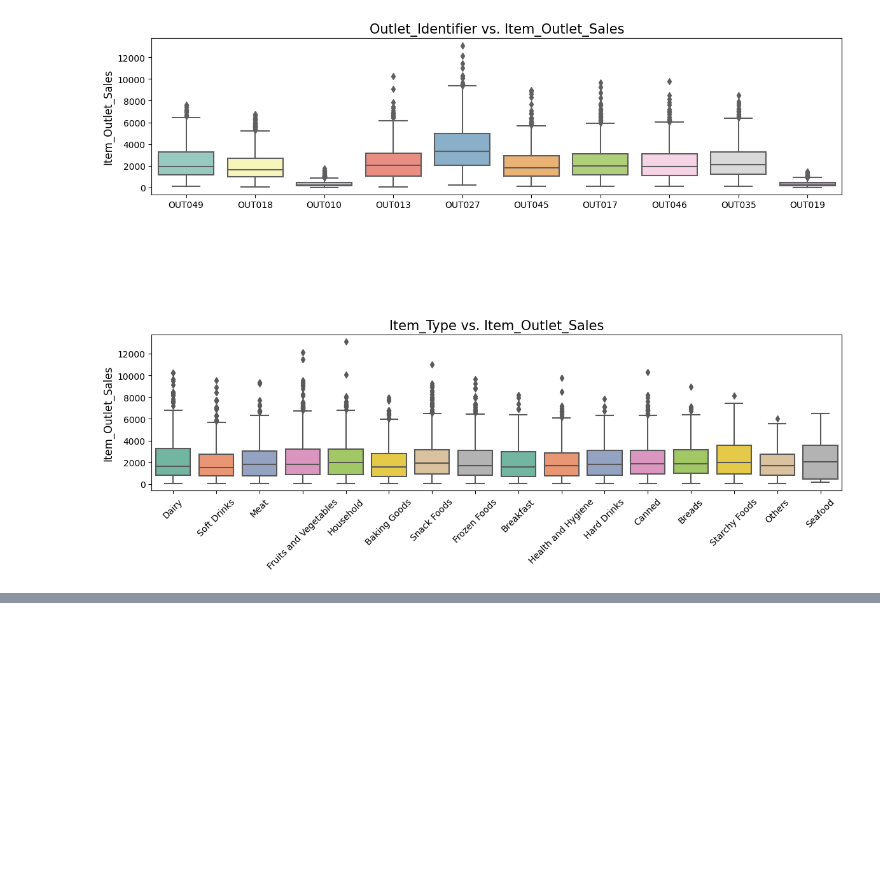
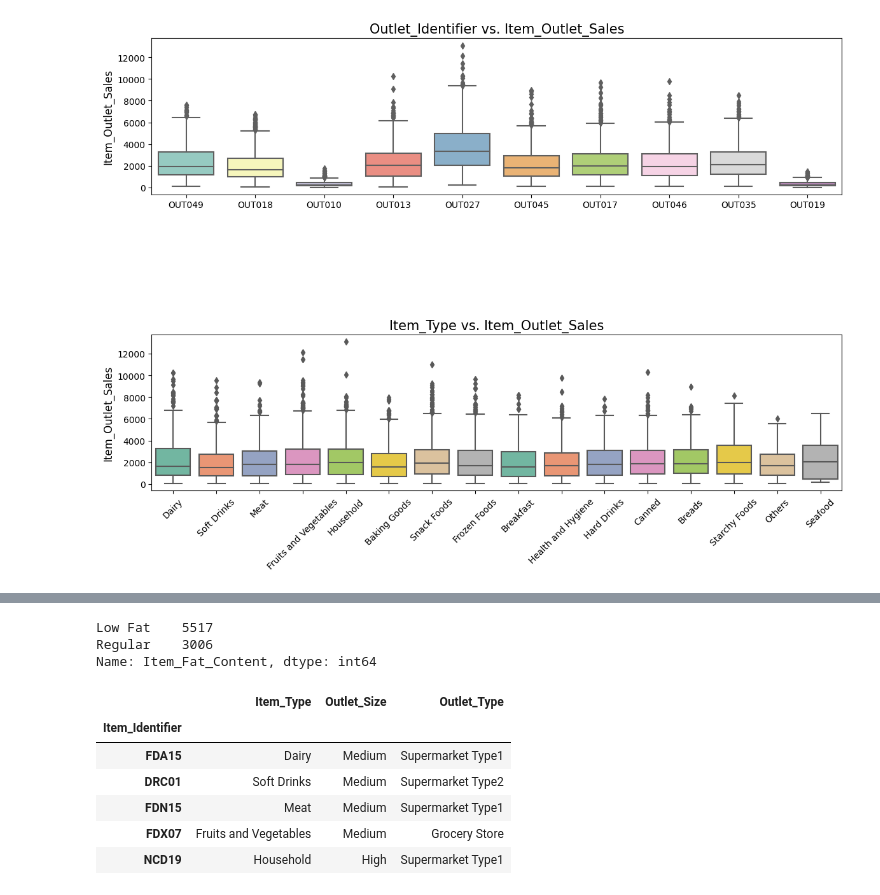
Before and after one commit to Magui2912/food-sales-predictions, a Jupyter notebook: project1.ipynb, the cells around one changed output, grey strips where cells are left out. Cells and saved outputs as stored; diff of their text form; code cells hidden in the pictures; blank space fills up the shorter version.

```diff
--- a/project1.ipynb
+++ b/project1.ipynb
@@ -342,0 +477,26 @@ plt.show()
+# %%
+df_2['Outlet_Identifier'] = df_2['Outlet_Identifier'].str.replace("OUT",'')
+df_2['Outlet_Identifier'] = df_2['Outlet_Identifier'].astype(float)
+# %%
+Fat_Content = {'LF':'Low Fat','low fat':'Low Fat','reg':'Regular'}
+df_2['Item_Fat_Content'] = df_2['Item_Fat_Content'].replace(Fat_Content)
+# %%
+df_2['Item_Fat_Content'].value_counts()
+# %% [output]
+Low Fat    5517
+Regular    3006
+Name: Item_Fat_Content, dtype: int64
+# %%
+df_2['Item_Fat_Content'].replace({'Low Fat':0,'Regular':1}, inplace = True)
+# %%
+df_2['Item_Fat_Content'] = df_2['Item_Fat_Content'].astype('int64')
+# %%
+df_2.select_dtypes('object').head()
+# %% [output]
+|  | Item_Type | Outlet_Size | Outlet_Type |
+| Item_Identifier |  |  |  |
+| FDA15 | Dairy | Medium | Supermarket Type1 |
+| DRC01 | Soft Drinks | Medium | Supermarket Type2 |
+| FDN15 | Meat | Medium | Supermarket Type1 |
+| FDX07 | Fruits and Vegetables | Medium | Grocery Store |
+| NCD19 | Household | High | Supermarket Type1 |
```
Also changed, not shown: parts of 22 cells of this notebook.
